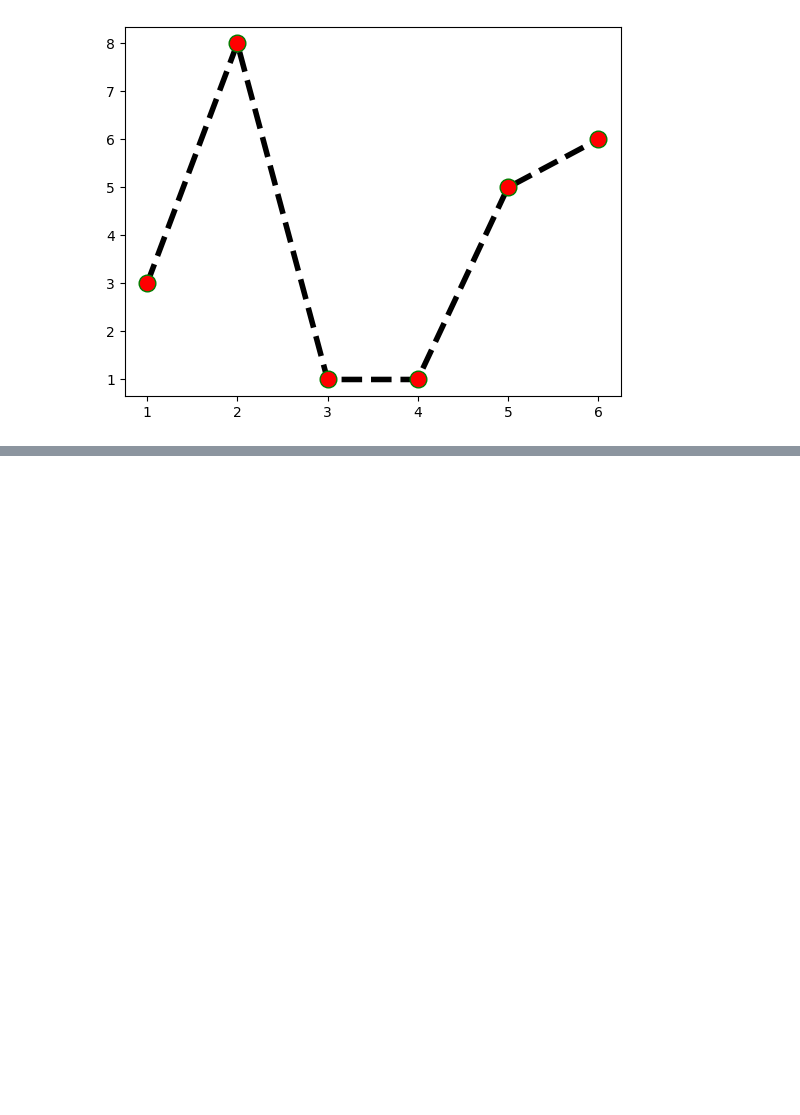
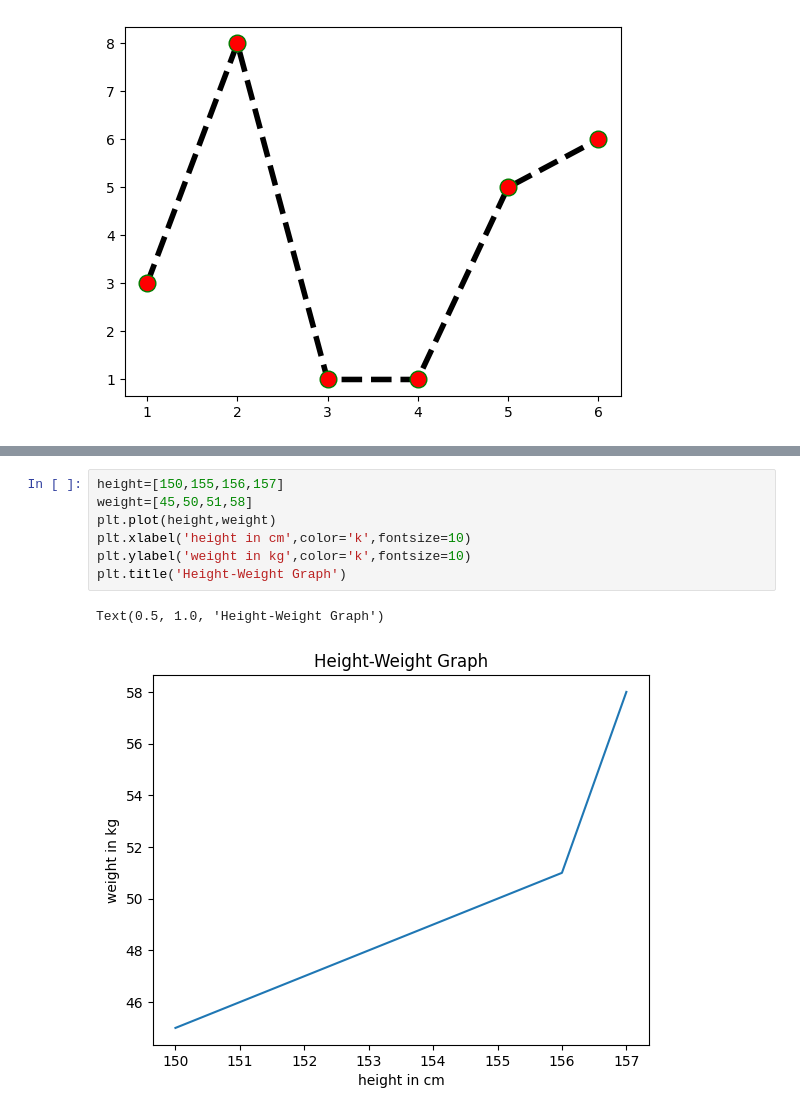
Before and after one commit to Nandana-Anil/Machine_Learning, a Jupyter notebook: matplot/mat.ipynb, the cells around one changed output, grey strips where cells are left out. Saved outputs shown, nothing was run; the diff lists cells and outputs as text; blank space fills up the shorter version.

```diff
--- a/matplot/mat.ipynb
+++ b/matplot/mat.ipynb
@@ -57,0 +77,10 @@ plt.plot(x1,y1,marker='o',ms=12,mfc='r',mec='g',linestyle='dashed',linewidth=4,c
+# %%
+height=[150,155,156,157]
+weight=[45,50,51,58]
+plt.plot(height,weight)
+plt.xlabel('height in cm',color='k',fontsize=10)
+plt.ylabel('weight in kg',color='k',fontsize=10)
+plt.title('Height-Weight Graph')
+# %% [output]
+Text(0.5, 1.0, 'Height-Weight Graph')
+[figure, added]
```
Also changed, not shown: parts of 12 cells of this notebook.
